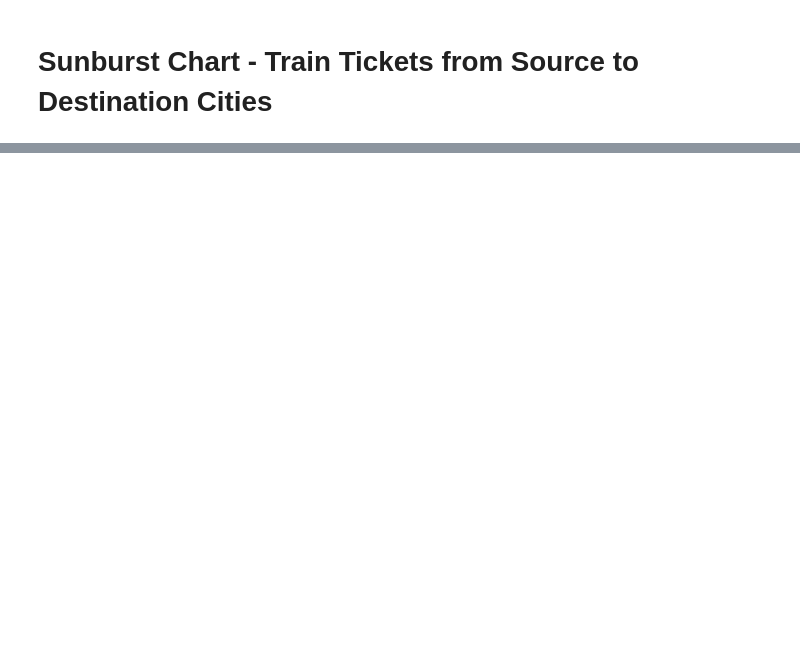
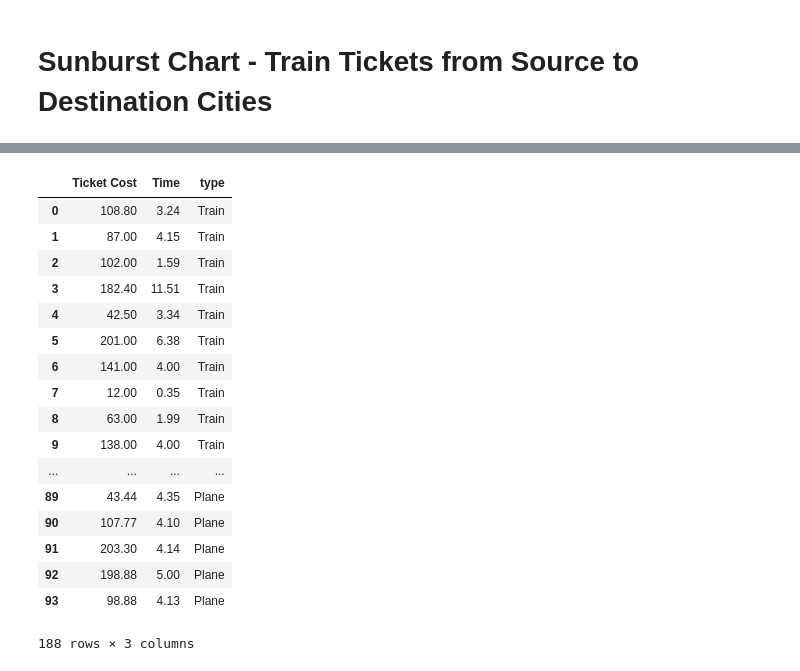
Before and after one commit to mhaiskarshridhar/Efficient-Transportation, a Jupyter notebook: Plane vs Train UK.ipynb, the cells around one changed output, grey strips where cells are left out. Drawn from its saved outputs; the diff is of its cells as text; code cells hidden in the pictures; blank space fills up the shorter version.

```diff
--- a/Plane vs Train UK.ipynb
+++ b/Plane vs Train UK.ipynb
@@ -178,0 +216,23 @@ fig.show()
+# %%
+df_scatter_plot = pd.melt(df, id_vars=['Plane Tickets'], value_vars=['Plane Time','Train Tickets','Train Time'],var_name="type")
+# %%
+df_scatter_plot
+# %% [output]
+|  | Ticket Cost | Time | type |
+| 0 | 108.80 | 3.24 | Train |
+| 1 | 87.00 | 4.15 | Train |
+| 2 | 102.00 | 1.59 | Train |
+| 3 | 182.40 | 11.51 | Train |
+| 4 | 42.50 | 3.34 | Train |
+| 5 | 201.00 | 6.38 | Train |
+| 6 | 141.00 | 4.00 | Train |
+| 7 | 12.00 | 0.35 | Train |
+| 8 | 63.00 | 1.99 | Train |
+| 9 | 138.00 | 4.00 | Train |
+| ... | ... | ... | ... |
+| 89 | 43.44 | 4.35 | Plane |
+| 90 | 107.77 | 4.10 | Plane |
+| 91 | 203.30 | 4.14 | Plane |
+| 92 | 198.88 | 5.00 | Plane |
+| 93 | 98.88 | 4.13 | Plane |
+188 rows × 3 columns
```
Also changed, not shown: parts of 6 cells of this notebook.
